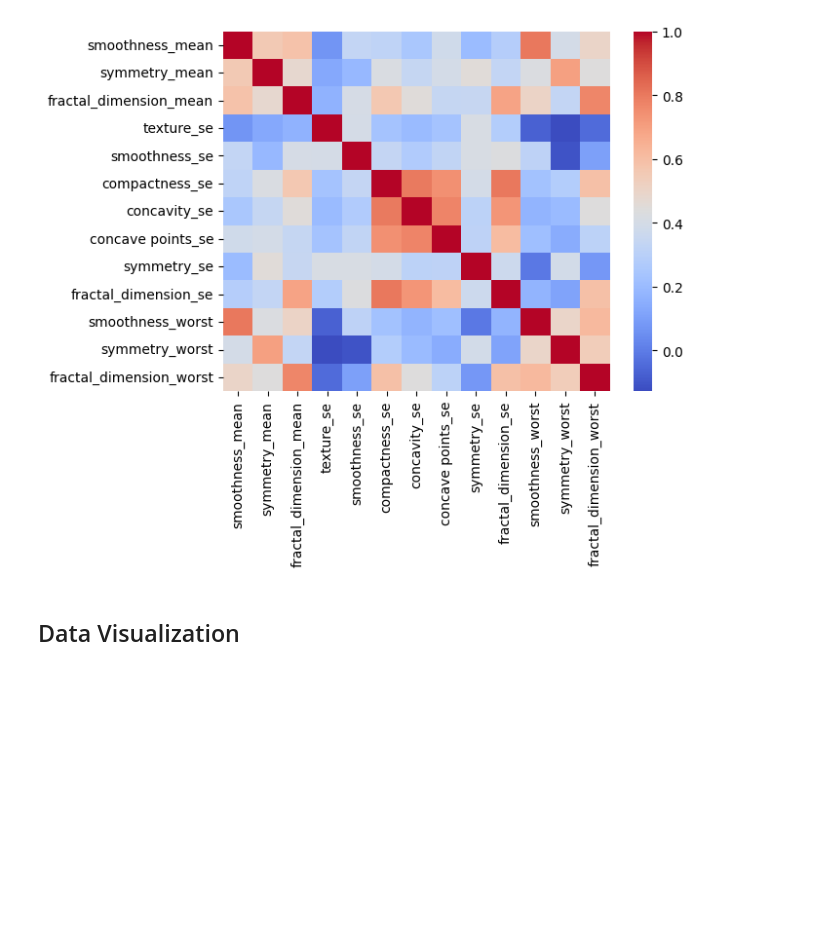
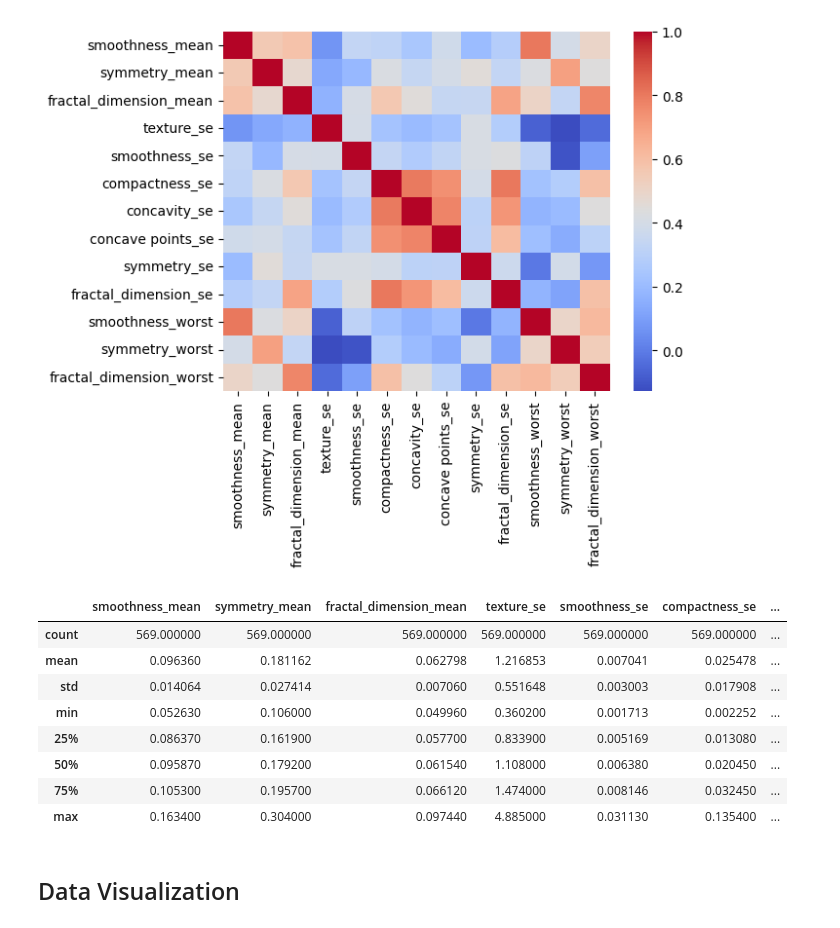
Before and after one commit to amulyaprasanth/breast_cancer_prediction, a Jupyter notebook: notebooks/eda.ipynb, the cells around one changed output. Drawn from its saved outputs; the diff is of its cells as text; code cells hidden in the pictures; blank space fills up the shorter version.

```diff
--- a/notebooks/eda.ipynb
+++ b/notebooks/eda.ipynb
@@ -191,6 +220,18 @@ sns.heatmap(data_cleaned.corr(numeric_only=True), cmap='coolwarm')
 plt.show()
 # %% [output]
 [figure]
+# %%
+data_cleaned.describe()
+# %% [output]
+|  | smoothness_mean | symmetry_mean | fractal_dimension_mean | texture_se | smoothness_se | compactness_se | ... |
+| count | 569.000000 | 569.000000 | 569.000000 | 569.000000 | 569.000000 | 569.000000 | ... |
+| mean | 0.096360 | 0.181162 | 0.062798 | 1.216853 | 0.007041 | 0.025478 | ... |
+| std | 0.014064 | 0.027414 | 0.007060 | 0.551648 | 0.003003 | 0.017908 | ... |
+| min | 0.052630 | 0.106000 | 0.049960 | 0.360200 | 0.001713 | 0.002252 | ... |
+| 25% | 0.086370 | 0.161900 | 0.057700 | 0.833900 | 0.005169 | 0.013080 | ... |
+| 50% | 0.095870 | 0.179200 | 0.061540 | 1.108000 | 0.006380 | 0.020450 | ... |
+| 75% | 0.105300 | 0.195700 | 0.066120 | 1.474000 | 0.008146 | 0.032450 | ... |
+| max | 0.163400 | 0.304000 | 0.097440 | 4.885000 | 0.031130 | 0.135400 | ... |
 # %% [markdown]
 ## Data Visualization
 # %% [markdown]
```
Also changed, not shown: parts of 2 cells of this notebook, 5 other files.
